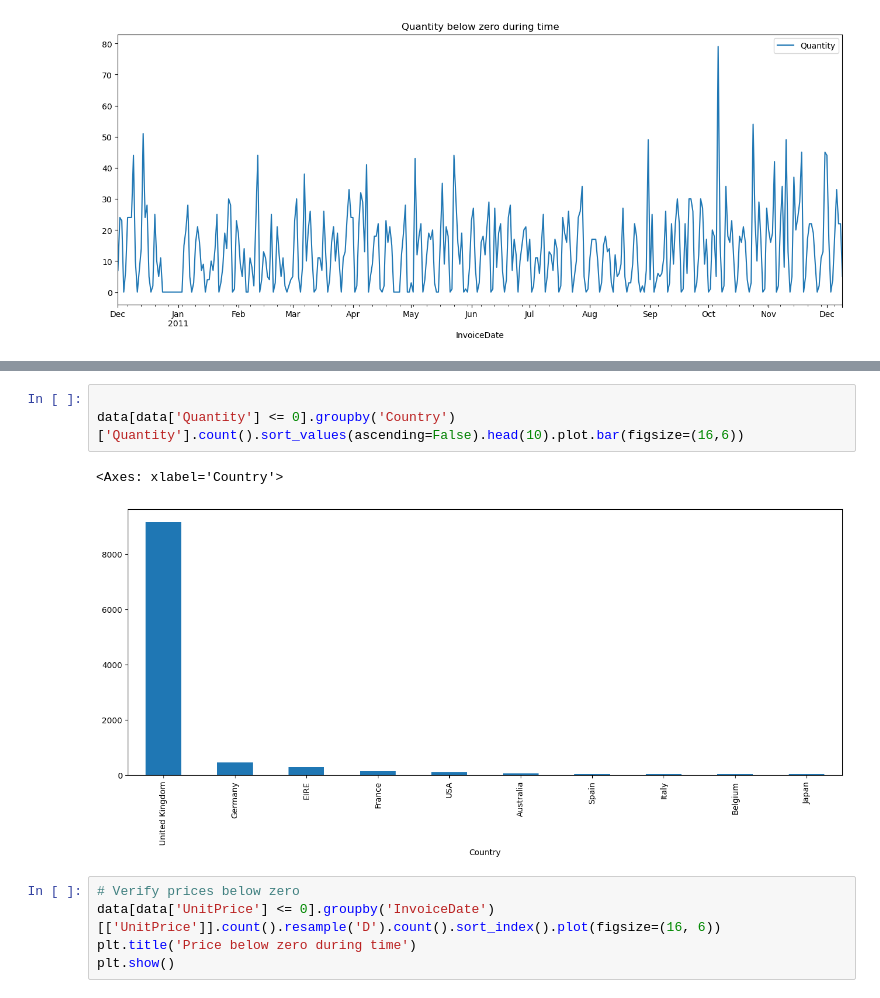
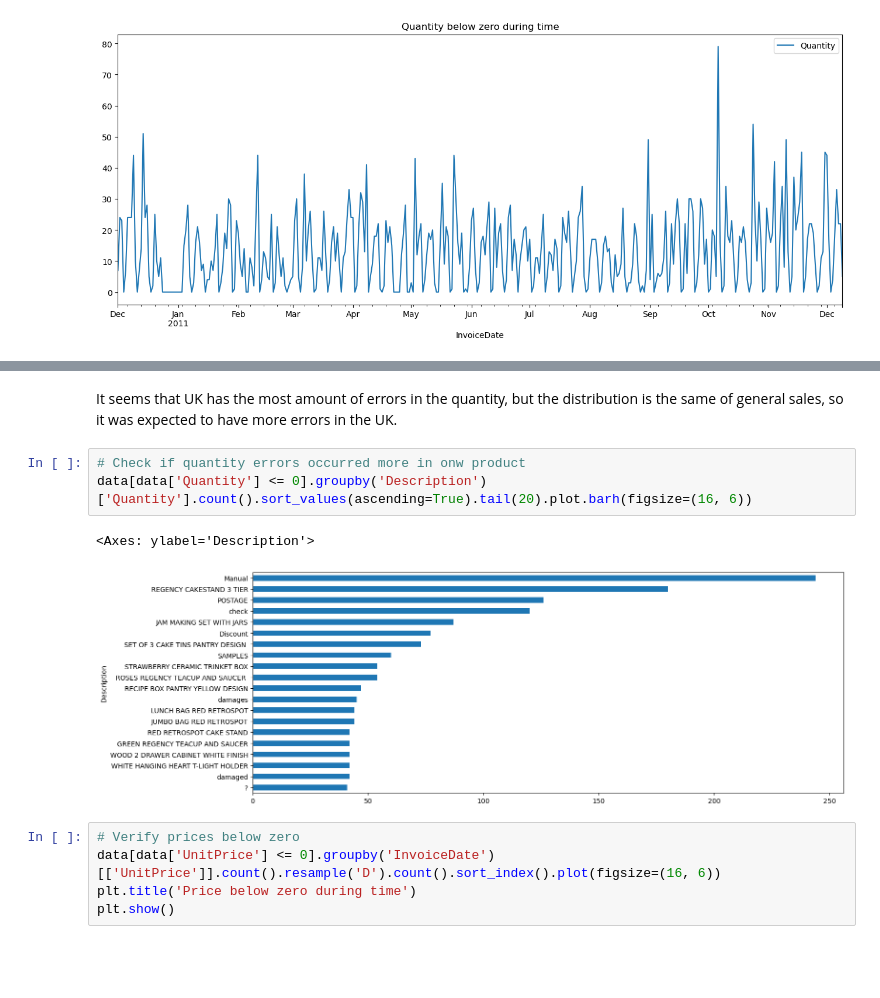
Before and after one commit to Drieger/clustering-ecommerce-clients, a Jupyter notebook: notebooks/cluster.ipynb, the cells around one changed output, grey strips where cells are left out. Saved outputs shown, nothing was run; the diff lists cells and outputs as text; blank space fills up the shorter version.

Commit message:
eda errors in quantity and product price

```diff
--- a/notebooks/cluster.ipynb
+++ b/notebooks/cluster.ipynb
@@ -190,9 +204,11 @@ plt.show()
+# %% [markdown]
+It seems that UK has the most amount of errors in the quantity, but the distribution is the same of general sales, so it was expected to have more errors in the UK.
 # %%
-
-data[data['Quantity'] <= 0].groupby('Country')['Quantity'].count().sort_values(ascending=False).head(10).plot.bar(figsize=(16,6))
+# Check if quantity errors occurred more in onw product
+data[data['Quantity'] <= 0].groupby('Description')['Quantity'].count().sort_values(ascending=True).tail(20).plot.barh(figsize=(16, 6))
 # %% [output]
-<Axes: xlabel='Country'>
+<Axes: ylabel='Description'>
-[figure, old version]
+[figure, new version]
 # %%
 # Verify prices below zero
 data[data['UnitPrice'] <= 0].groupby('InvoiceDate')[['UnitPrice']].count().resample('D').count().sort_index().plot(figsize=(16, 6))
```
Also changed, not shown: parts of 5 cells of this notebook.
